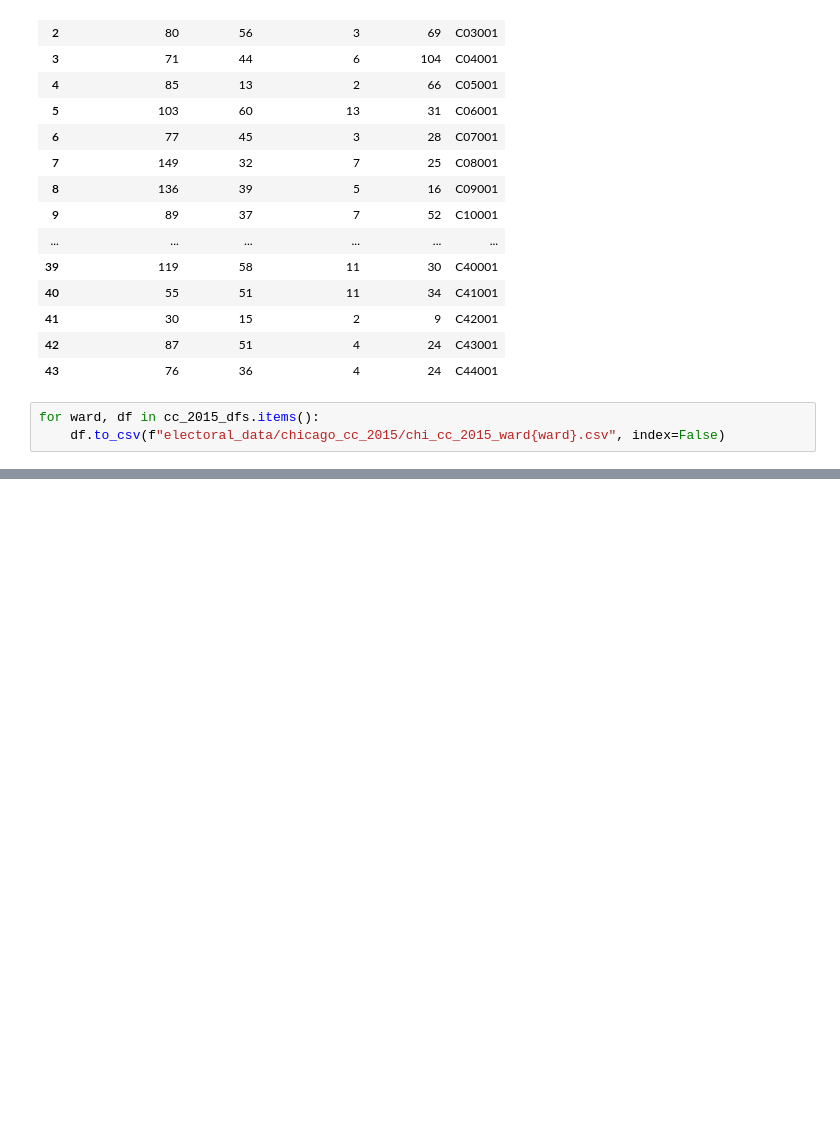
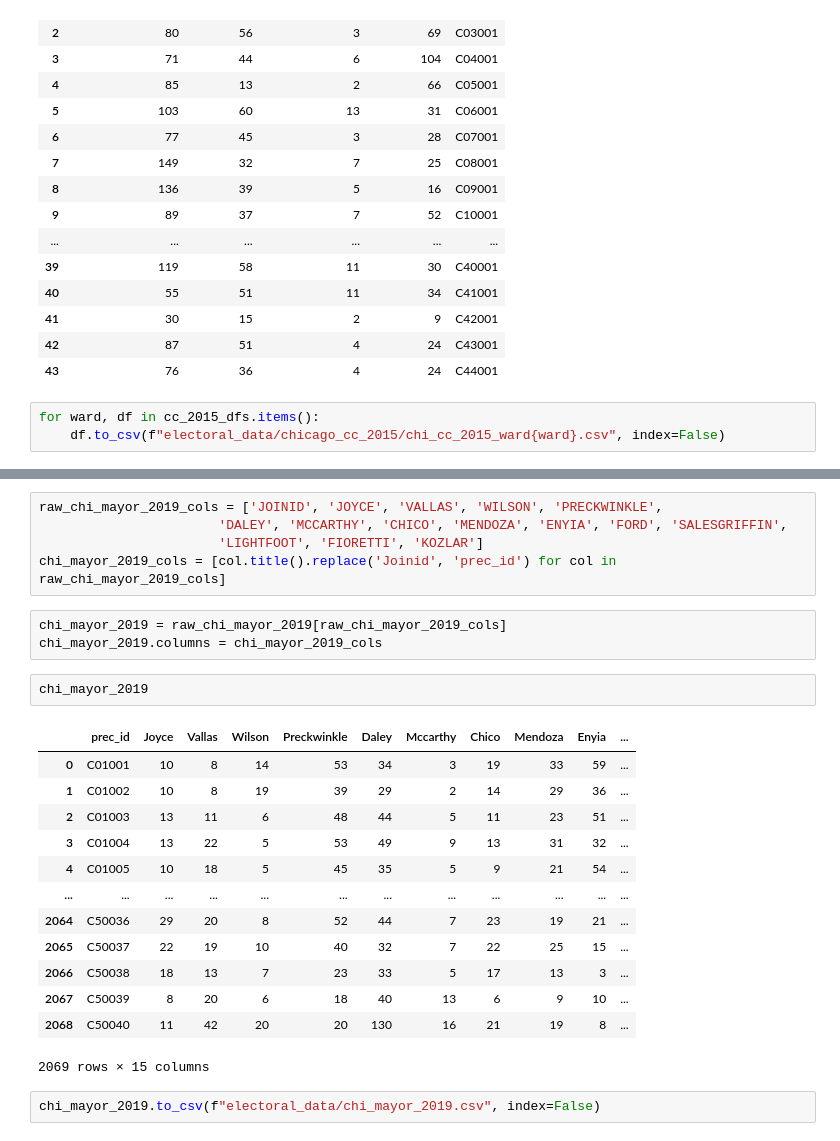
Before and after one commit to hangulu/thesis, a Jupyter notebook: code/data_cleaning.ipynb, the cells around one changed output, grey strips where cells are left out. Saved outputs shown, nothing was run; the diff lists cells and outputs as text; blank space fills up the shorter version.

```diff
--- a/code/data_cleaning.ipynb
+++ b/code/data_cleaning.ipynb
@@ -317,0 +438,26 @@ for ward, df in cc_2015_dfs.items():
+# %%
+raw_chi_mayor_2019_cols = ['JOINID', 'JOYCE', 'VALLAS', 'WILSON', 'PRECKWINKLE',
+                       'DALEY', 'MCCARTHY', 'CHICO', 'MENDOZA', 'ENYIA', 'FORD', 'SALESGRIFFIN',
+                       'LIGHTFOOT', 'FIORETTI', 'KOZLAR']
+chi_mayor_2019_cols = [col.title().replace('Joinid', 'prec_id') for col in raw_chi_mayor_2019_cols]
+# %%
+chi_mayor_2019 = raw_chi_mayor_2019[raw_chi_mayor_2019_cols]
+chi_mayor_2019.columns = chi_mayor_2019_cols
+# %%
+chi_mayor_2019
+# %% [output]
+|  | prec_id | Joyce | Vallas | Wilson | Preckwinkle | Daley | Mccarthy | Chico | Mendoza | Enyia | ... |
+| 0 | C01001 | 10 | 8 | 14 | 53 | 34 | 3 | 19 | 33 | 59 | ... |
+| 1 | C01002 | 10 | 8 | 19 | 39 | 29 | 2 | 14 | 29 | 36 | ... |
+| 2 | C01003 | 13 | 11 | 6 | 48 | 44 | 5 | 11 | 23 | 51 | ... |
+| 3 | C01004 | 13 | 22 | 5 | 53 | 49 | 9 | 13 | 31 | 32 | ... |
+| 4 | C01005 | 10 | 18 | 5 | 45 | 35 | 5 | 9 | 21 | 54 | ... |
+| ... | ... | ... | ... | ... | ... | ... | ... | ... | ... | ... | ... |
+| 2064 | C50036 | 29 | 20 | 8 | 52 | 44 | 7 | 23 | 19 | 21 | ... |
+| 2065 | C50037 | 22 | 19 | 10 | 40 | 32 | 7 | 22 | 25 | 15 | ... |
+| 2066 | C50038 | 18 | 13 | 7 | 23 | 33 | 5 | 17 | 13 | 3 | ... |
+| 2067 | C50039 | 8 | 20 | 6 | 18 | 40 | 13 | 6 | 9 | 10 | ... |
+| 2068 | C50040 | 11 | 42 | 20 | 20 | 130 | 16 | 21 | 19 | 8 | ... |
+2069 rows × 15 columns
+# %%
+chi_mayor_2019.to_csv(f"electoral_data/chi_mayor_2019.csv", index=False)
```
Also changed, not shown: parts of 20 cells of this notebook, 3 other files.
